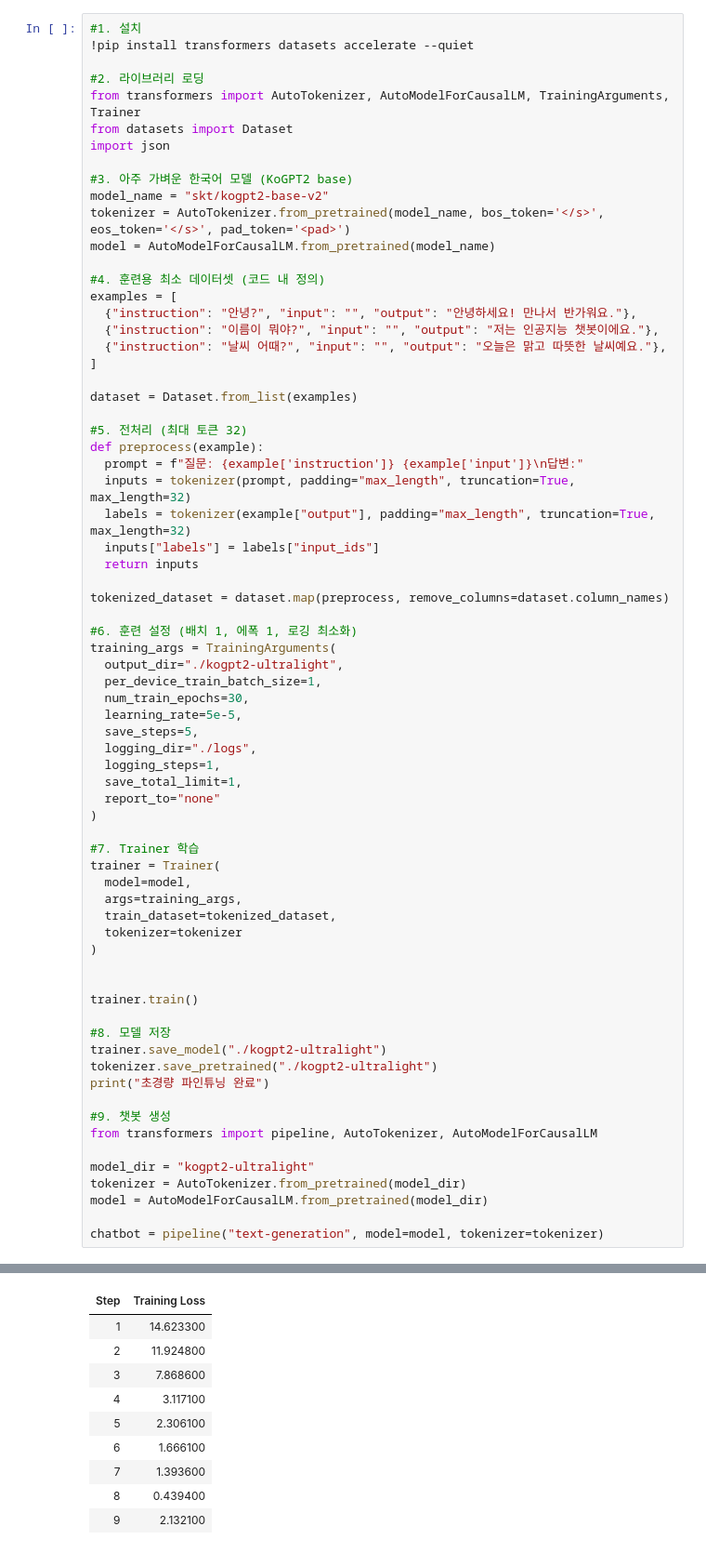
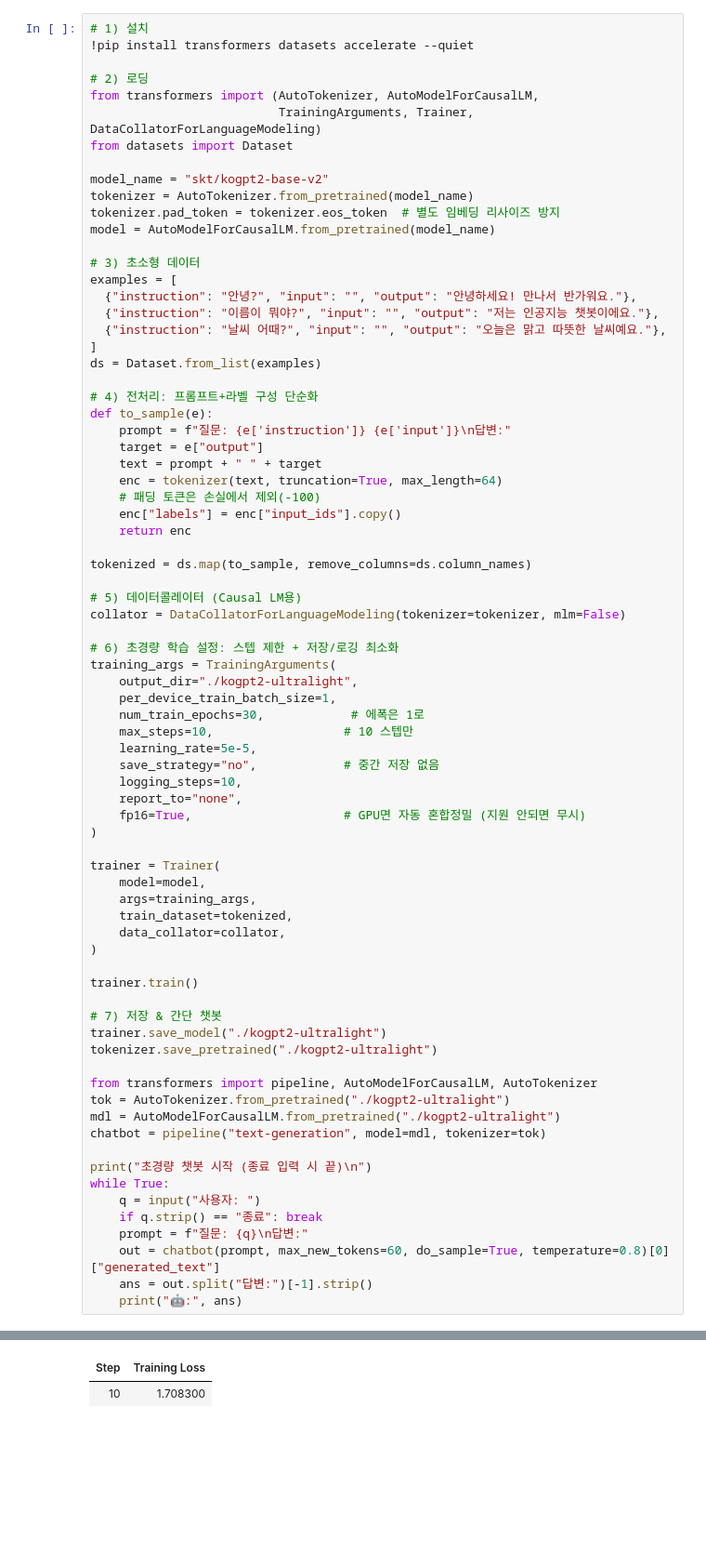
Before and after one commit to kopokyuseokkim/externallecture, a Jupyter notebook: llm_chatbot.ipynb, the cells around one changed output, grey strips where cells are left out. Shown: that part at 93% size. Cells and saved outputs as stored; diff of their text form; blank space fills up the shorter version.

```diff
--- a/llm_chatbot.ipynb
+++ b/llm_chatbot.ipynb
@@ -1,73 +1,79 @@
 # %%
-#1. 설치
+# 1) 설치
 !pip install transformers datasets accelerate --quiet
 
-#2. 라이브러리 로딩
-from transformers import AutoTokenizer, AutoModelForCausalLM, TrainingArguments, Trainer
+# 2) 로딩
+from transformers import (AutoTokenizer, AutoModelForCausalLM,
+                          TrainingArguments, Trainer, DataCollatorForLanguageModeling)
 from datasets import Dataset
-import json
 
-#3. 아주 가벼운 한국어 모델 (KoGPT2 base)
 model_name = "skt/kogpt2-base-v2"
-tokenizer = AutoTokenizer.from_pretrained(model_name, bos_token='</s>', eos_token='</s>', pad_token='<pad>')
+tokenizer = AutoTokenizer.from_pretrained(model_name)
+tokenizer.pad_token = tokenizer.eos_token  # 별도 임베딩 리사이즈 방지
 model = AutoModelForCausalLM.from_pretrained(model_name)
 
-#4. 훈련용 최소 데이터셋 (코드 내 정의)
+# 3) 초소형 데이터
 examples = [
   {"instruction": "안녕?", "input": "", "output": "안녕하세요! 만나서 반가워요."},
   {"instruction": "이름이 뭐야?", "input": "", "output": "저는 인공지능 챗봇이에요."},
   {"instruction": "날씨 어때?", "input": "", "output": "오늘은 맑고 따뜻한 날씨예요."},
 ]
+ds = Dataset.from_list(examples)
 
-dataset = Dataset.from_list(examples)
+# 4) 전처리: 프롬프트+라벨 구성 단순화
+def to_sample(e):
+    prompt = f"질문: {e['instruction']} {e['input']}\n답변:"
+    target = e["output"]
+    text = prompt + " " + target
+    enc = tokenizer(text, truncation=True, max_length=64)
+    # 패딩 토큰은 손실에서 제외(-100)
+    enc["labels"] = enc["input_ids"].copy()
+    return enc
 
-#5. 전처리 (최대 토큰 32)
-def preprocess(example):
-  prompt = f"질문: {example['instruction']} {example['input']}\n답변:"
-  inputs = tokenizer(prompt, padding="max_length", truncation=True, max_length=32)
-  labels = tokenizer(example["output"], padding="max_length", truncation=True, max_length=32)
-  inputs["labels"] = labels["input_ids"]
-  return inputs
+tokenized = ds.map(to_sample, remove_columns=ds.column_names)
 
-tokenized_dataset = dataset.map(preprocess, remove_columns=dataset.column_names)
+# 5) 데이터콜레이터 (Causal LM용)
+collator = DataCollatorForLanguageModeling(tokenizer=tokenizer, mlm=False)
 
-#6. 훈련 설정 (배치 1, 에폭 1, 로깅 최소화)
+# 6) 초경량 학습 설정: 스텝 제한 + 저장/로깅 최소화
 training_args = TrainingArguments(
-  output_dir="./kogpt2-ultralight",
-  per_device_train_batch_size=1,
-  num_train_epochs=30,
-  learning_rate=5e-5,
-  save_steps=5,
-  logging_dir="./logs",
-  logging_steps=1,
-  save_total_limit=1,
-  report_to="none"
+    output_dir="./kogpt2-ultralight",
+    per_device_train_batch_size=1,
+    num_train_epochs=30,            # 에폭은 1로
+    max_steps=10,                  # 10 스텝만
+    learning_rate=5e-5,
+    save_strategy="no",            # 중간 저장 없음
+    logging_steps=10,
+    report_to="none",
+    fp16=True,                     # GPU면 자동 혼합정밀 (지원 안되면 무시)
 )
 
-#7. Trainer 학습
 trainer = Trainer(
-  model=model,
-  args=training_args,
-  train_dataset=tokenized_dataset,
-  tokenizer=tokenizer
+    model=model,
+    args=training_args,
+    train_dataset=tokenized,
+    data_collator=collator,
 )
-
 
 trainer.train()
 
-#8. 모델 저장
+# 7) 저장 & 간단 챗봇
 trainer.save_model("./kogpt2-ultralight")
 tokenizer.save_pretrained("./kogpt2-ultralight")
-print("초경량 파인튜닝 완료")
 
-#9. 챗봇 생성
-from transformers import pipeline, AutoTokenizer, AutoModelForCausalLM
+from transformers import pipeline, AutoModelForCausalLM, AutoTokenizer
+tok = AutoTokenizer.from_pretrained("./kogpt2-ultralight")
+mdl = AutoModelForCausalLM.from_pretrained("./kogpt2-ultralight")
+chatbot = pipeline("text-generation", model=mdl, tokenizer=tok)
 
-model_dir = "kogpt2-ultralight"
-tokenizer = AutoTokenizer.from_pretrained(model_dir)
-model = AutoModelForCausalLM.from_pretrained(model_dir)
-
-chatbot = pipeline("text-generation", model=model, tokenizer=tokenizer)
+print("초경량 챗봇 시작 (종료 입력 시 끝)\n")
+while True:
+    q = input("사용자: ")
+    if q.strip() == "종료": break
+    prompt = f"질문: {q}\n답변:"
+    out = chatbot(prompt, max_new_tokens=60, do_sample=True, temperature=0.8)[0]["generated_text"]
+    ans = out.split("답변:")[-1].strip()
+    print("🤖:", ans)
 # %% [output]
 The secret `HF_TOKEN` does not exist in your Colab secrets.
 To authenticate with the Hugging Face Hub, create a token in your settings tab (https://huggingface.co/settings/tokens), set it as secret in your Google Colab and restart your session.
@@ -80,10 +85,2 @@ The tokenizer has new PAD/BOS/EOS tokens that differ from the model config and g
 | Step | Training Loss |
-| 1 | 14.623300 |
-| 2 | 11.924800 |
-| 3 | 7.868600 |
-| 4 | 3.117100 |
-| 5 | 2.306100 |
-| 6 | 1.666100 |
-| 7 | 1.393600 |
-| 8 | 0.439400 |
-| 9 | 2.132100 |
+| 10 | 1.708300 |
```
Also changed, not shown: parts of 2 cells of this notebook.
